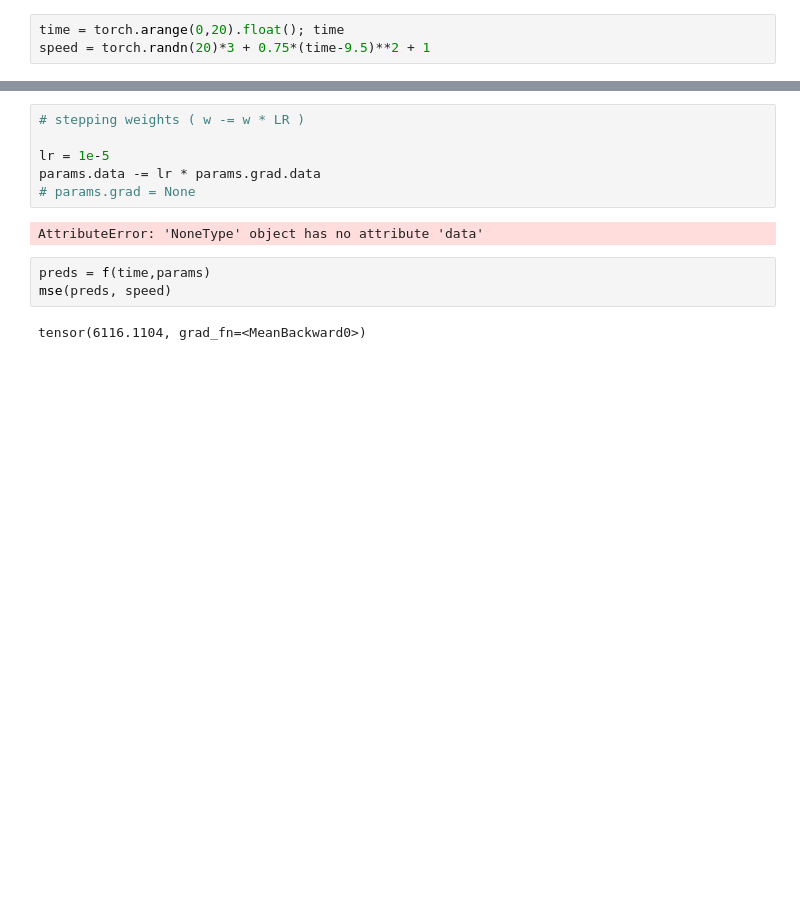
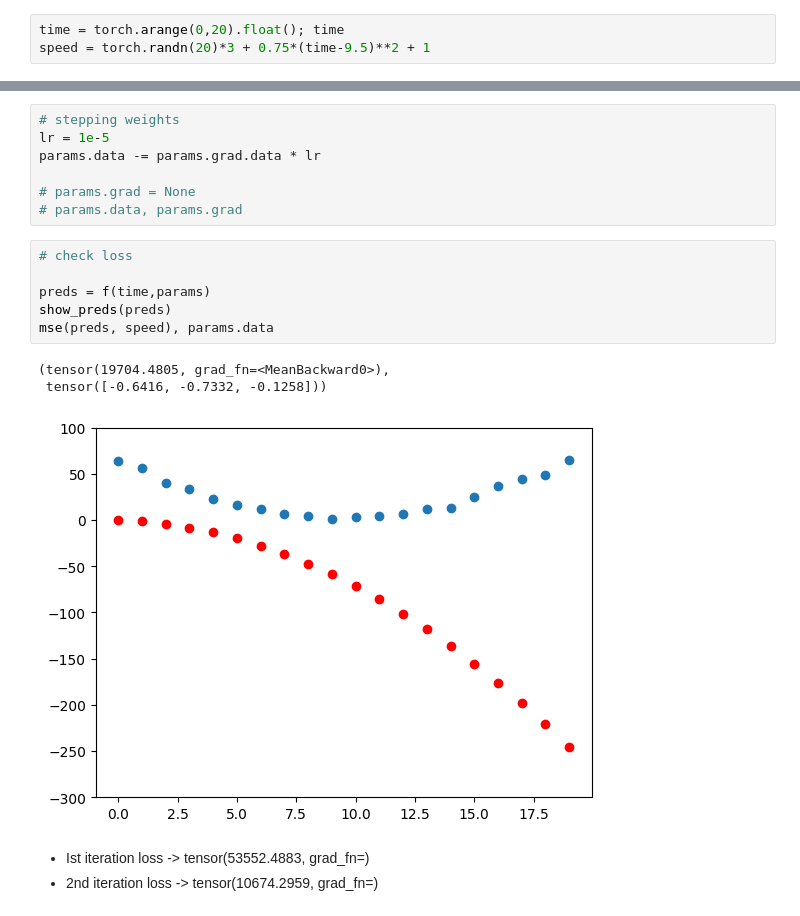
Before and after one commit to norman-glad/deep_l, a Jupyter notebook: mnist-3-7.ipynb, the cells around one changed output, grey strips where cells are left out. Cells and saved outputs as stored; diff of their text form; blank space fills up the shorter version.

Commit message:
Kaggle Notebook | mnist_3-7 | adjusting weights automatically

```diff
--- a/mnist-3-7.ipynb
+++ b/mnist-3-7.ipynb
@@ -215,13 +225,20 @@ tensor(13603.8232, grad_fn=<MeanBackward0>)
 # %%
-# stepping weights ( w -= w * LR )
+# stepping weights
+lr = 1e-5
+params.data -= params.grad.data * lr
 
-lr = 1e-5
-params.data -= lr * params.grad.data
 # params.grad = None
+# params.data, params.grad
-# %% [output]
-AttributeError: 'NoneType' object has no attribute 'data'
 # %%
+# check loss
+
 preds = f(time,params)
-mse(preds, speed)
+show_preds(preds)
+mse(preds, speed), params.data
 # %% [output]
-tensor(6116.1104, grad_fn=<MeanBackward0>)
+(tensor(19704.4805, grad_fn=<MeanBackward0>),
+ tensor([-0.6416, -0.7332, -0.1258]))
+[figure, added]
+# %% [markdown]
+* Ist iteration loss -> tensor(53552.4883, grad_fn=<MeanBackward0>)
+* 2nd iteration loss -> tensor(10674.2959, grad_fn=<MeanBackward0>)
```
Also changed, not shown: parts of 5 cells of this notebook.
